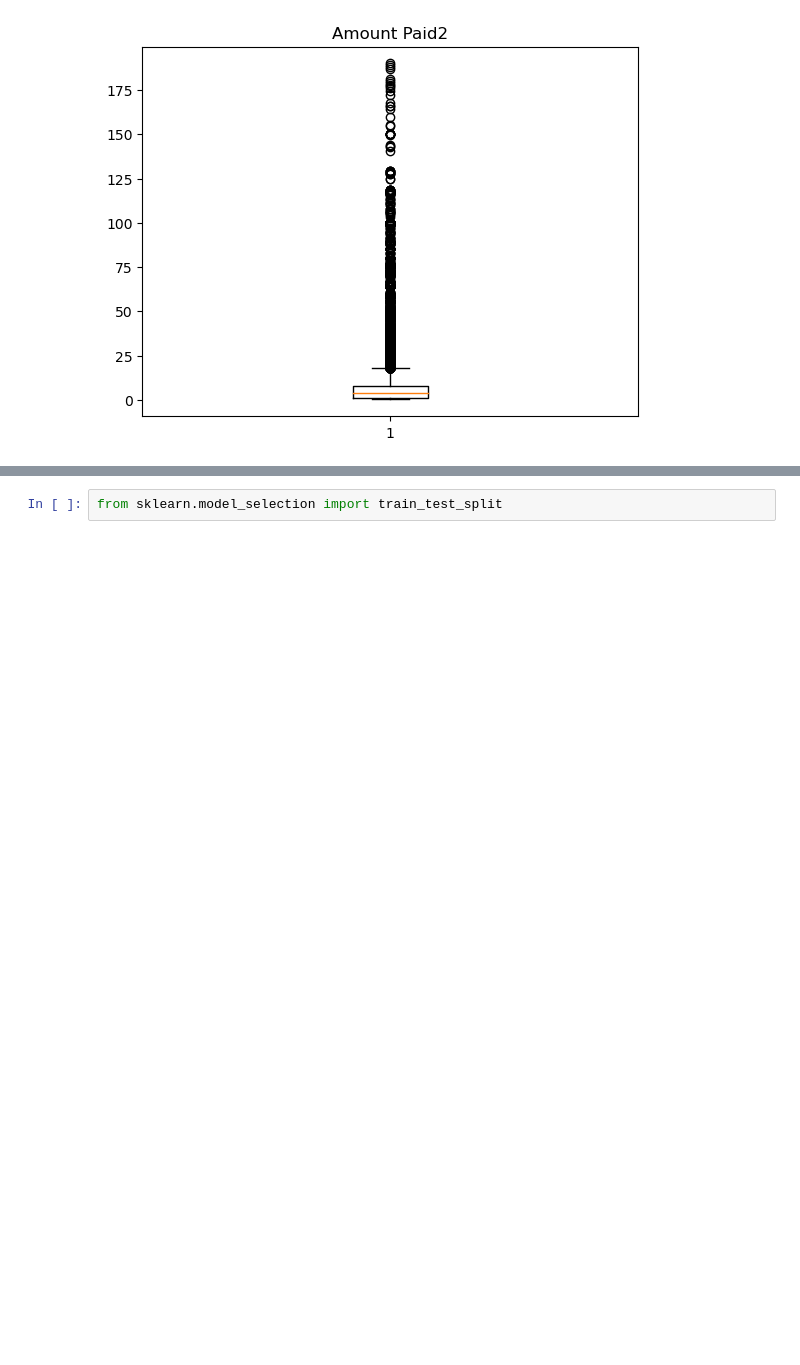
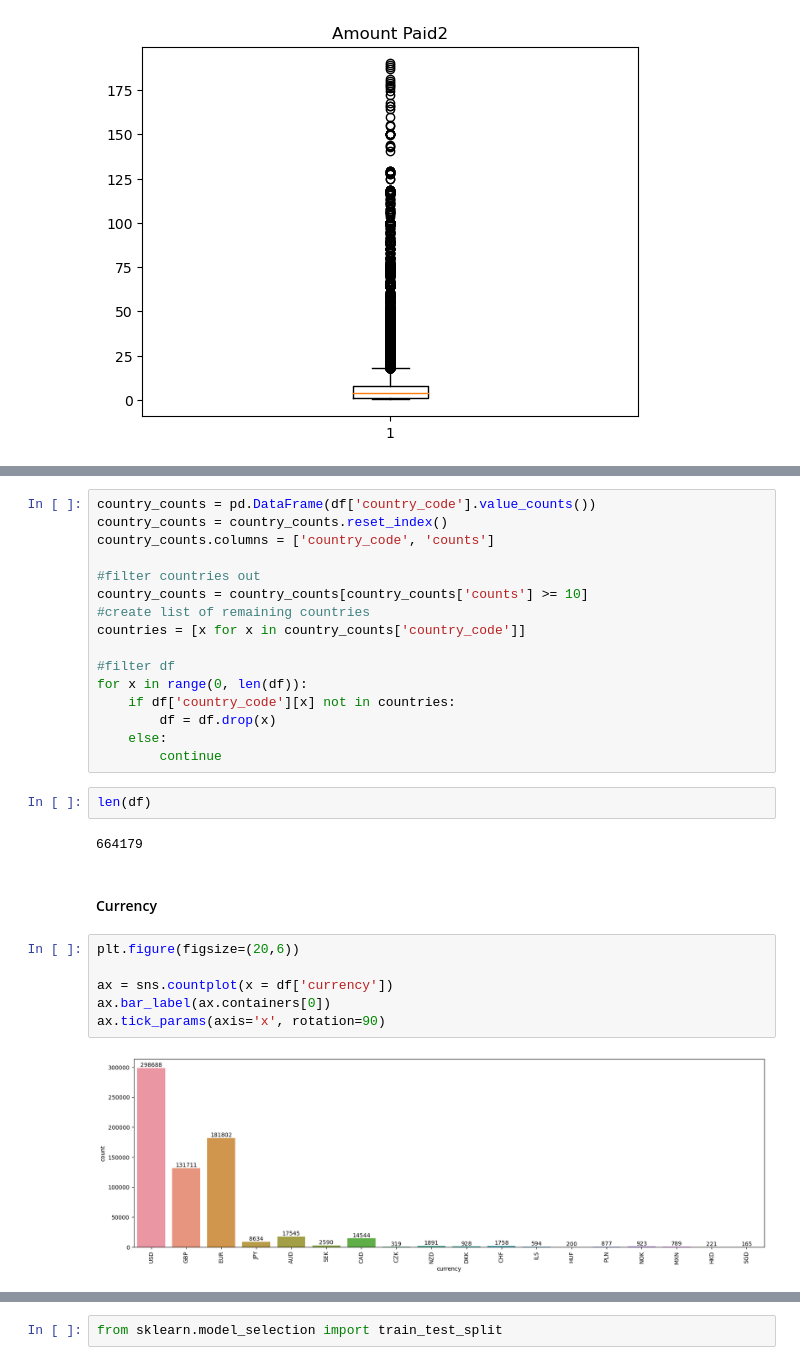
Before and after one commit to Maevezw/Master-Thesis, a Jupyter notebook: Data cleaning and preprocessing.ipynb, the cells around one changed output, grey strips where cells are left out. Cells and saved outputs as stored; diff of their text form; blank space fills up the shorter version.

```diff
--- a/Data cleaning and preprocessing.ipynb
+++ b/Data cleaning and preprocessing.ipynb
@@ -433,0 +458,30 @@ df['item_type'].nunique(), df['country_code'].nunique(), df['currency'].nunique(
+# %%
+country_counts = pd.DataFrame(df['country_code'].value_counts())
+country_counts = country_counts.reset_index()
+country_counts.columns = ['country_code', 'counts']
+
+#filter countries out
+country_counts = country_counts[country_counts['counts'] >= 10]
+#create list of remaining countries
+countries = [x for x in country_counts['country_code']]
+
+#filter df
+for x in range(0, len(df)):
+    if df['country_code'][x] not in countries:
+        df = df.drop(x)
+    else:
+        continue
+# %%
+len(df)
+# %% [output]
+664179
+# %% [markdown]
+#### Currency
+# %%
+plt.figure(figsize=(20,6))
+
+ax = sns.countplot(x = df['currency'])
+ax.bar_label(ax.containers[0])
+ax.tick_params(axis='x', rotation=90)
+# %% [output]
+[figure, added]
```
Also changed, not shown: parts of 45 cells of this notebook.
